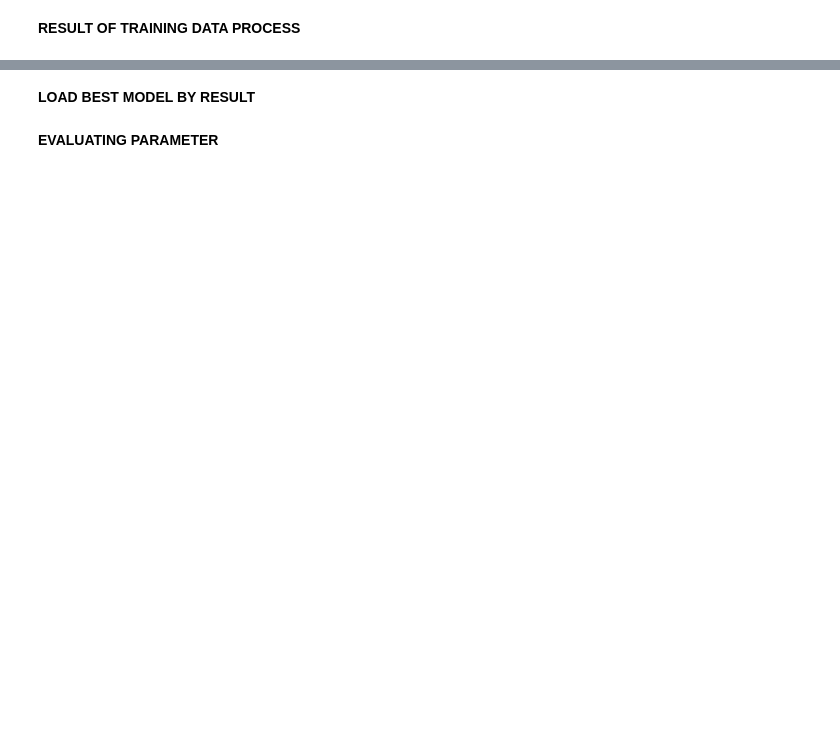
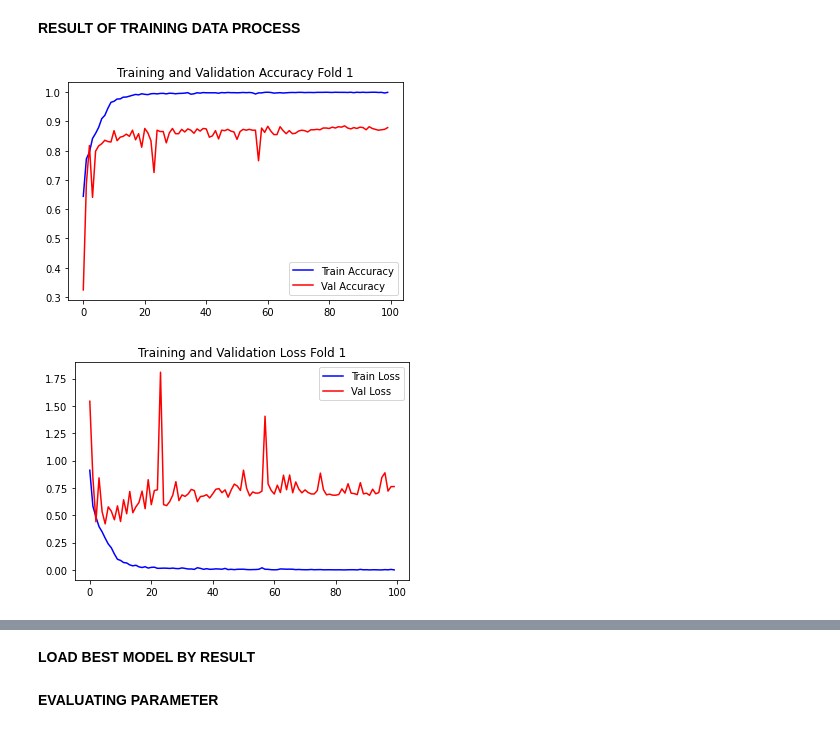
Before and after one commit to avishatr/TA, a Jupyter notebook: alexnet-corn-or-maize-disease-detectection.ipynb, the cells around one changed output, grey strips where cells are left out. Saved outputs shown, nothing was run; the diff lists cells and outputs as text; code cells hidden in the pictures; blank space fills up the shorter version.

```diff
--- a/alexnet-corn-or-maize-disease-detectection.ipynb
+++ b/alexnet-corn-or-maize-disease-detectection.ipynb
@@ -202,12 +230,3 @@ def fit_and_evaluate(t_x, val_x, t_y, val_y, epochs, batch_size):
     return results
 # %% [markdown]
 **TRAINING DATA WITH CROSS VALIDATION**
-# %%
-#save the model history in a list after fitting so that we can plot later
-model_history = []
-
-for i in range(n_folds):
-    print("Training on Fold: ",i+1)
-    t_x, val_x, t_y, val_y = train_test_split(x_train, y_train, test_size=0.2, random_state=0)
-    model_history.append(fit_and_evaluate(t_x, val_x, t_y, val_y, epochs=EPOCHS, batch_size=BS))
-print("======="*12, end="\n\n\n")
@@ -216,22 +244,25 @@ print("======="*12, end="\n\n\n")
 # %%
 #FOLD 1
 #Train and validation accuracy
 plt.title('Training and Validation Accuracy Fold 1')
 plt.plot(model_history[0].history['accuracy'], label='Train Accuracy', color='blue', )
 plt.plot(model_history[0].history['val_accuracy'], label='Val Accuracy', color='red', )
 plt.legend()
 plt.savefig("Accuracy_fold 1.jpg")
 plt.show()
 
 plt.figure()
 
 #Train and validation loss
-plt.title('Training and Validation Accuracy Fold 1')
+plt.title('Training and Validation Loss Fold 1')
 plt.plot(model_history[0].history['loss'], label='Train Loss', color='blue', )
 plt.plot(model_history[0].history['val_loss'], label='Val Loss', color='red', )
 plt.legend()
 plt.savefig("Loss_fold 1.jpg")
 plt.show()
+# %% [output]
+[figure, added]
+[figure, added]
 # %%
 #FOLD 2
 #Train and validation accuracy
```
Also changed, not shown: parts of 19 cells of this notebook.
